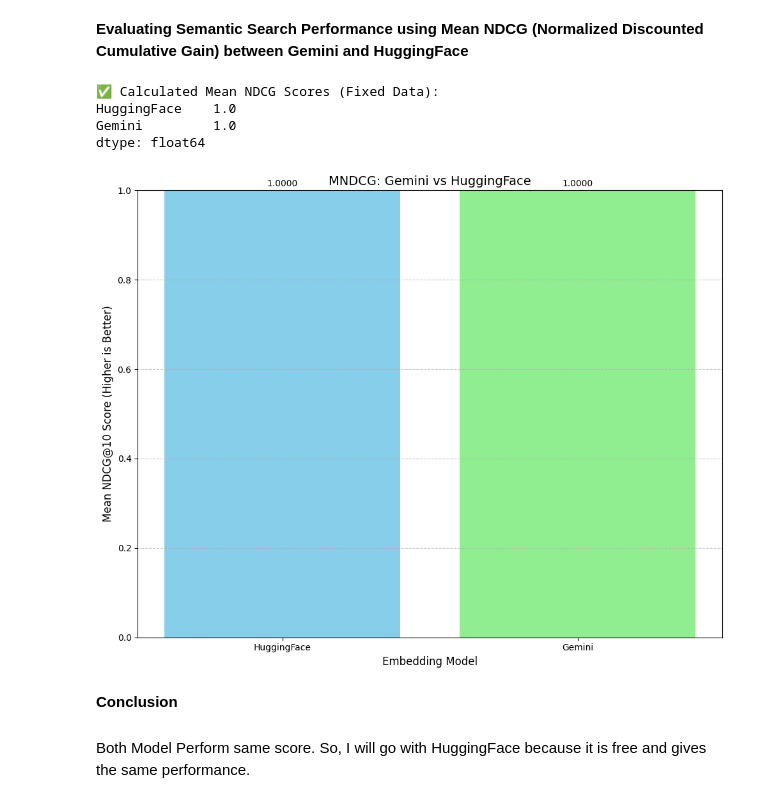
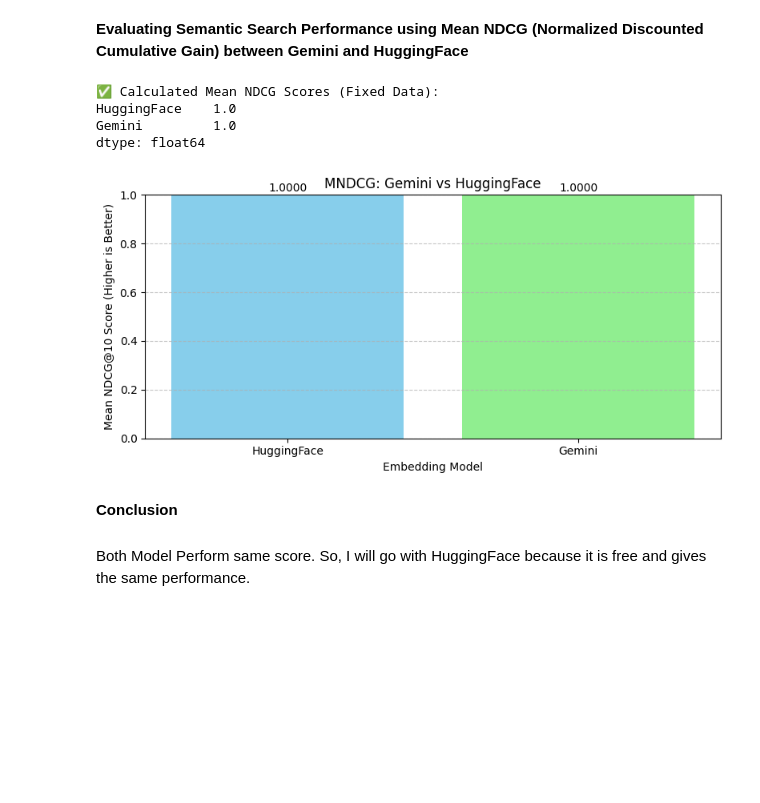
Before and after one commit to anamulislamshamim/search_optimization, a Jupyter notebook: embedding_search_performance_evaluation.ipynb, the cells around one changed output. Saved outputs shown, nothing was run; the diff lists cells and outputs as text; code cells hidden in the pictures; blank space fills up the shorter version.

```diff
--- a/embedding_search_performance_evaluation.ipynb
+++ b/embedding_search_performance_evaluation.ipynb
@@ -446,38 +442,38 @@ df_ndcg.index = [f"Query {i+1}" for i in range(len(df_ndcg))]
 # 4. Aggregate: Calculate Mean NDCG (MNDCG) across all queries
 mean_ndcg = df_ndcg.mean().sort_values(ascending=False)
 
 # 5. Plot the Mean NDCG Results
 models = mean_ndcg.index
 scores = mean_ndcg.values
 
-plt.figure(figsize=(10, 8))
+plt.figure(figsize=(8, 4))
 bars = plt.bar(models, scores, color=['skyblue', 'lightgreen'])
 
 # Add the MNDCG value on top of each bar
 for bar in bars:
     yval = bar.get_height()
     plt.text(bar.get_x() + bar.get_width()/2, yval + 0.005,
              f'{yval:.4f}', ha='center', va='bottom', fontsize=10)
 
 # UPDATED TITLE for better context
-plt.title('MNDCG: Gemini vs HuggingFace', fontsize=14)
-plt.xlabel('Embedding Model', fontsize=12)
-plt.ylabel('Mean NDCG@10 Score (Higher is Better)', fontsize=12)
+plt.title('MNDCG: Gemini vs HuggingFace', fontsize=12)
+plt.xlabel('Embedding Model', fontsize=10)
+plt.ylabel('Mean NDCG@10 Score (Higher is Better)', fontsize=10)
 plt.ylim(0, 1.0)
 plt.grid(axis='y', linestyle='--', alpha=0.7)
 plt.tight_layout()
 
 # Save the plot
 plt.savefig('embedding_model_comparison_ndcg_fixed.png')
 
 print("✅ Calculated Mean NDCG Scores (Fixed Data):")
 print(mean_ndcg)
 # %% [output]
 ✅ Calculated Mean NDCG Scores (Fixed Data):
 HuggingFace    1.0
 Gemini         1.0
 dtype: float64
-[figure, old version]
+[figure, new version]
 # %% [markdown]
 **Conclusion**
 #
```
Also changed, not shown: parts of 7 cells of this notebook, 1 other file.
